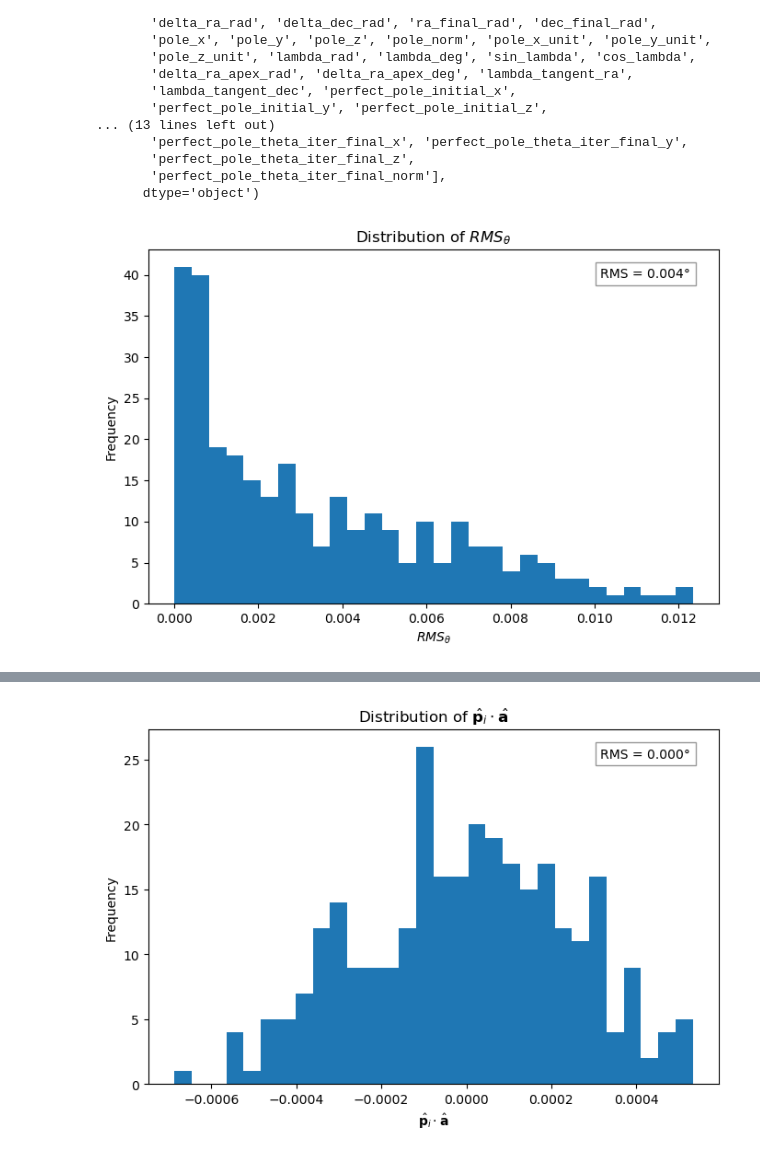
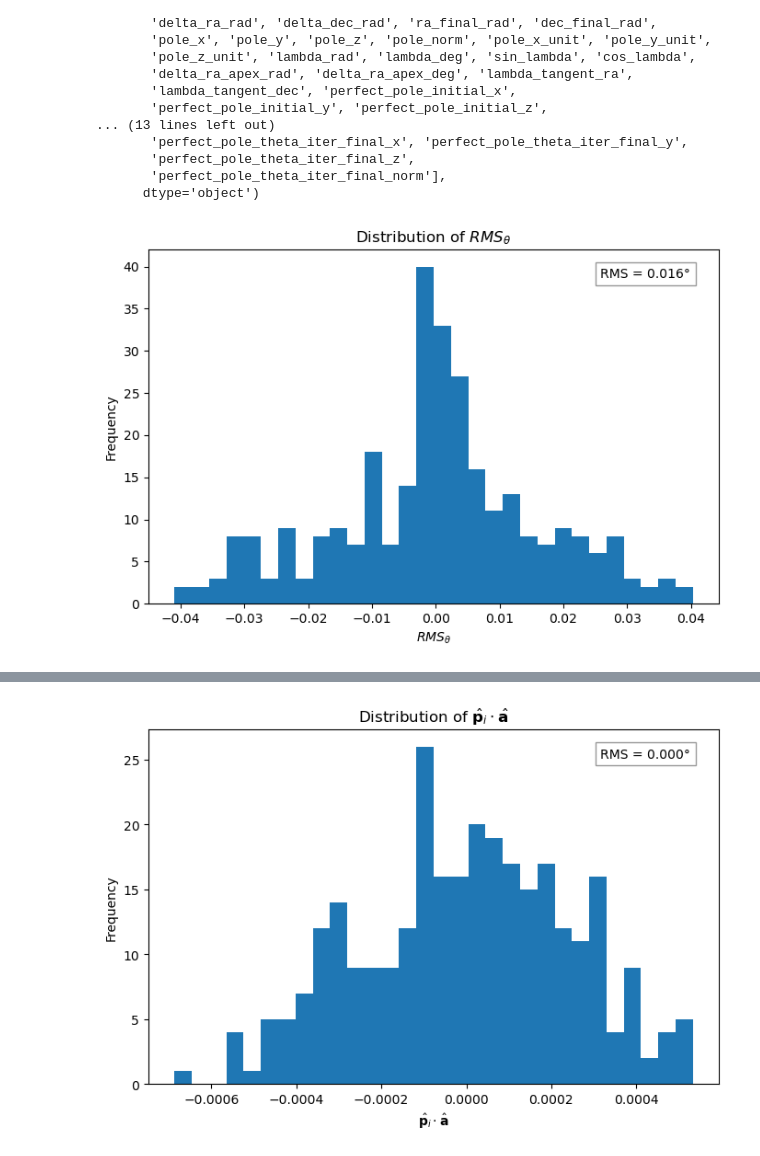
Before and after one commit to nicolasbojacarojas/clusterization_project, a Jupyter notebook: dev/pasantia/simulation_comparison/comparison.ipynb, the cells around one changed output, grey strips where cells are left out. Saved outputs shown, nothing was run; the diff lists cells and outputs as text; code cells hidden in the pictures.

Commit message:
validacion de errores al calcular el apex de un cúmulo

```diff
--- a/dev/pasantia/simulation_comparison/comparison.ipynb
+++ b/dev/pasantia/simulation_comparison/comparison.ipynb
@@ -131,7 +131,7 @@ GAIA_LIKE_PM_ERROR = dict(
 
     # Relación empírica:
     # pmdec_error ≈ 0.7 * pmra_error
-    pm_error_slope=0.7,
+    pm_error_slope=1,
 
     # Correlación entre perturbaciones de pmra y pmdec.
     pmra_pmdec_corr=0.2,
@@ -1064,33 +1064,33 @@ Index(['source_id', 'ra', 'dec', 'parallax', 'pmra', 'pmdec',
       dtype='object')
 # %%
 # Variable a graficar
-theta = result_hyades_sintetico_error_alld["cluster_result"]["data_refined"]["pole_apex_error_direction_inverse_abs_refined_deg"]
+theta = result_hyades_sintetico_error_alld["cluster_result"]["data_refined"]["pole_apex_error_direction_signed_refined_deg"]
 
 # Quitar NaN si existen
 theta = np.asarray(theta)
 theta = theta[~np.isnan(theta)]
 
 # Calcular RMS
 rms_theta = np.sqrt(np.mean(theta**2))
 
 # Graficar
 plt.figure(figsize=(8, 5))
 plt.hist(theta, bins=30)
 
 plt.xlabel(r"$RMS_{\theta}$")
 plt.ylabel("Frequency")
 plt.title(r"Distribution of $RMS_{\theta}$")
 
 # Mostrar RMS en la gráfica
 plt.text(
     0.95, 0.95,
     f"RMS = {rms_theta:.3f}°",
     transform=plt.gca().transAxes,
     ha="right",
     va="top",
     bbox=dict(facecolor="white", alpha=0.8, edgecolor="gray")
 )
 
 plt.show()
 # %% [output]
-[figure, old version]
+[figure, new version]
```
Also changed, not shown: parts of 3 cells of this notebook, 2 other files.
